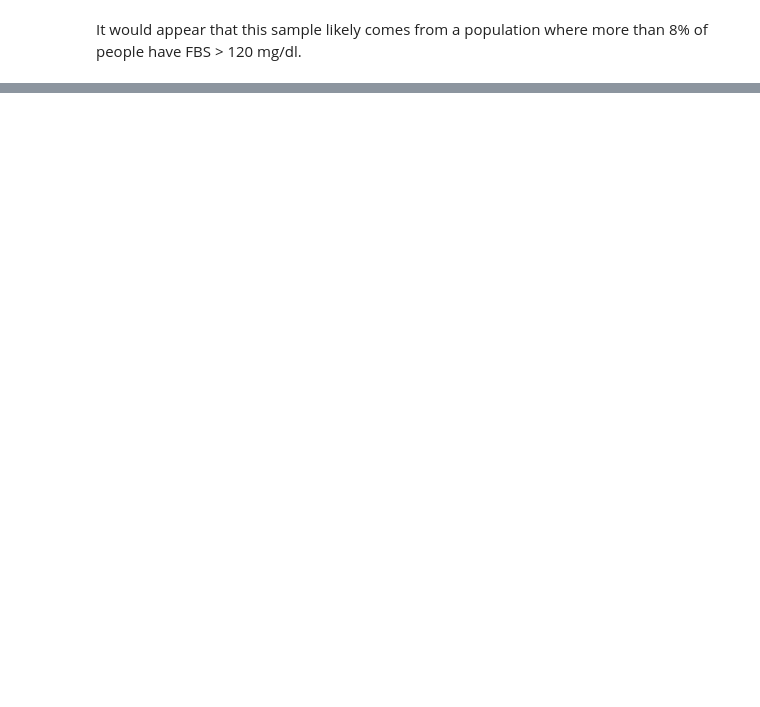
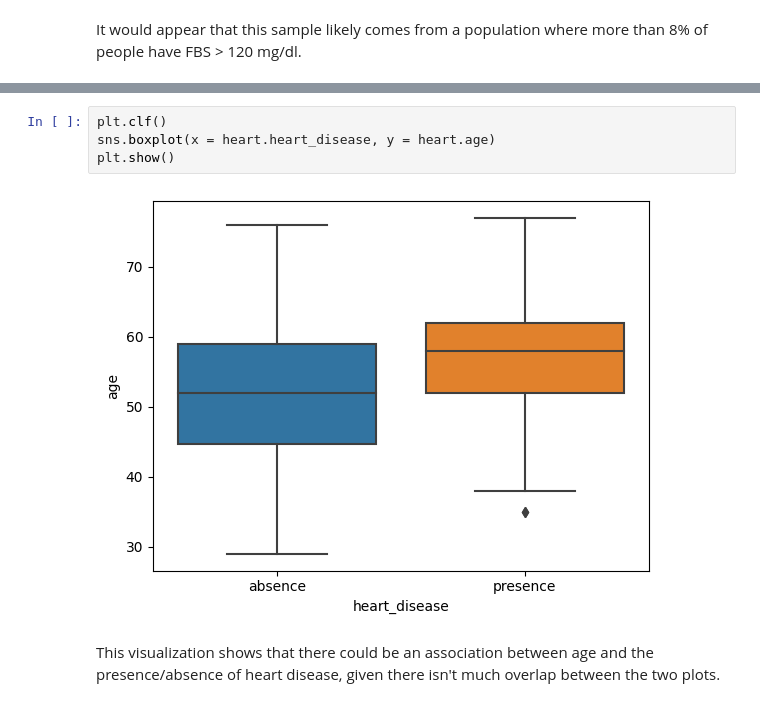
Before and after one commit to karl-bjorkman/data-analytics-portfolio, a Jupyter notebook: heart-disease-project/heart_disease.ipynb, the cells around one changed output, grey strips where cells are left out. Cells and saved outputs as stored; diff of their text form; blank space fills up the shorter version.

```diff
--- a/heart-disease-project/heart_disease.ipynb
+++ b/heart-disease-project/heart_disease.ipynb
@@ -87,0 +102,8 @@ It would appear that this sample likely comes from a population where more than
+# %%
+plt.clf()
+sns.boxplot(x = heart.heart_disease, y = heart.age)
+plt.show()
+# %% [output]
+[figure, added]
+# %% [markdown]
+This visualization shows that there could be an association between age and the presence/absence of heart disease, given there isn't much overlap between the two plots.
```
Also changed, not shown: parts of 29 cells of this notebook.
